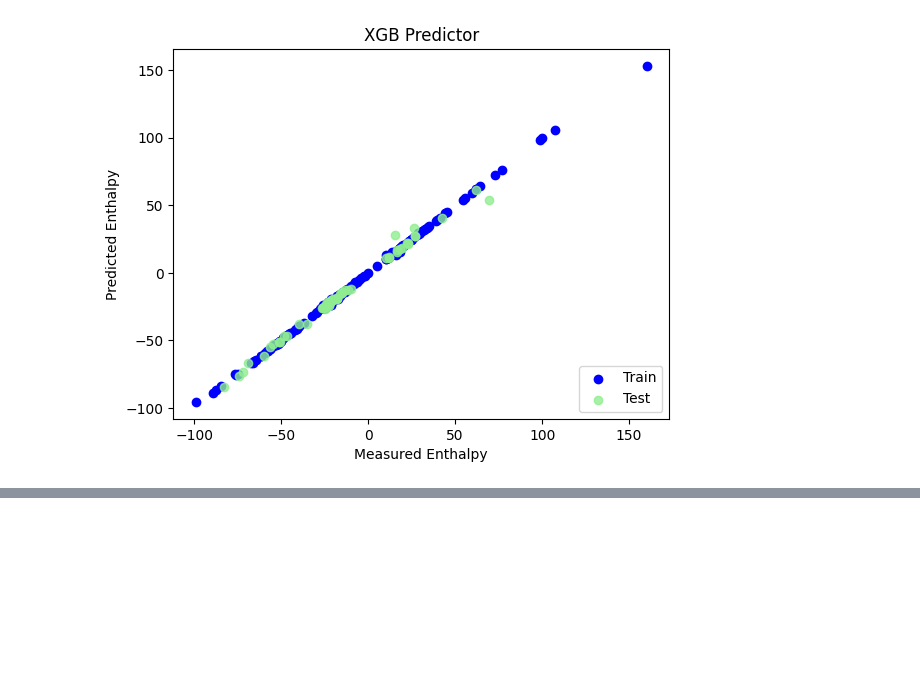
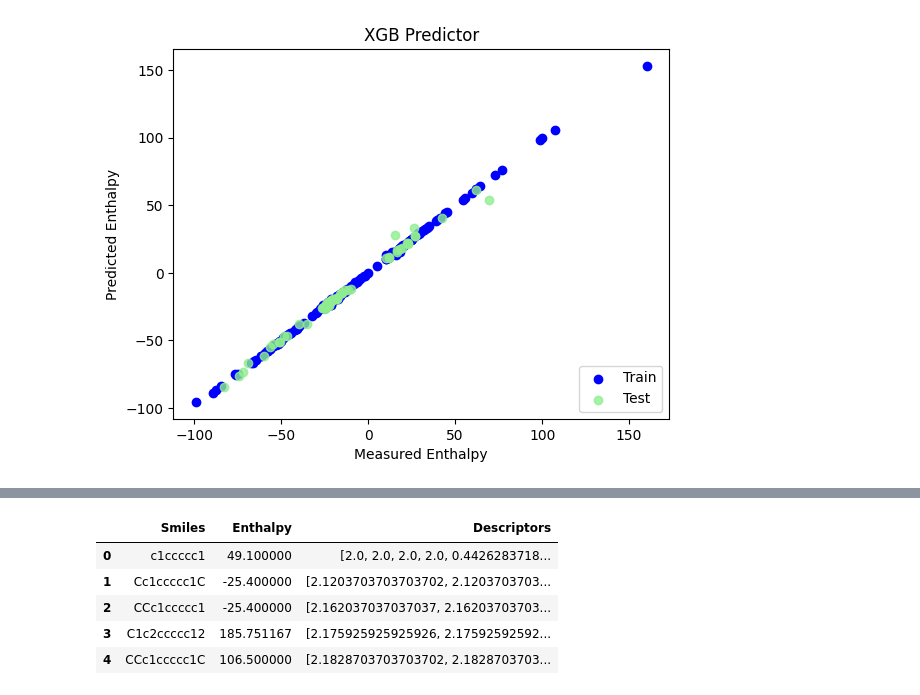
Before and after one commit to tracehhh/NTU-CM4044-ML-Mini-project-2, a Jupyter notebook: CM4044 Project 2.ipynb, the cells around one changed output, grey strips where cells are left out. Cells and saved outputs as stored; diff of their text form; code cells hidden in the pictures; blank space fills up the shorter version.

Commit message:
Imported extended hc dataset

```diff
--- a/CM4044 Project 2.ipynb
+++ b/CM4044 Project 2.ipynb
@@ -323,0 +330,7 @@ HTTPError: 404 Client Error: NOT FOUND for url: https://cactus.nci.nih.gov/chemi
+# %%
+extended_hc = pd.read_csv("extended_hc.csv", sep = ',')
+extended_hc['Mol'] = extended_hc['Smiles'].apply(Chem.MolFromSmiles)
+extended_hc['Descriptors'] = extended_hc['Mol'].apply(calc_all_descriptors)
+extended_hc = extended_hc.drop(columns=['Mol'])
+extended_hc.head()
+# %% [output]
@@ -323,0 +339,6 @@ HTTPError: 404 Client Error: NOT FOUND for url: https://cactus.nci.nih.gov/chemi
+|  | Smiles | Enthalpy | Descriptors |
+| 0 | c1ccccc1 | 49.100000 | [2.0, 2.0, 2.0, 2.0, 0.4426283718... |
+| 1 | Cc1ccccc1C | -25.400000 | [2.1203703703703702, 2.1203703703... |
+| 2 | CCc1ccccc1 | -25.400000 | [2.162037037037037, 2.16203703703... |
+| 3 | C1c2ccccc12 | 185.751167 | [2.175925925925926, 2.17592592592... |
+| 4 | CCc1ccccc1C | 106.500000 | [2.1828703703703702, 2.1828703703... |
```
Also changed, not shown: parts of 7 cells of this notebook, 2 other files.
